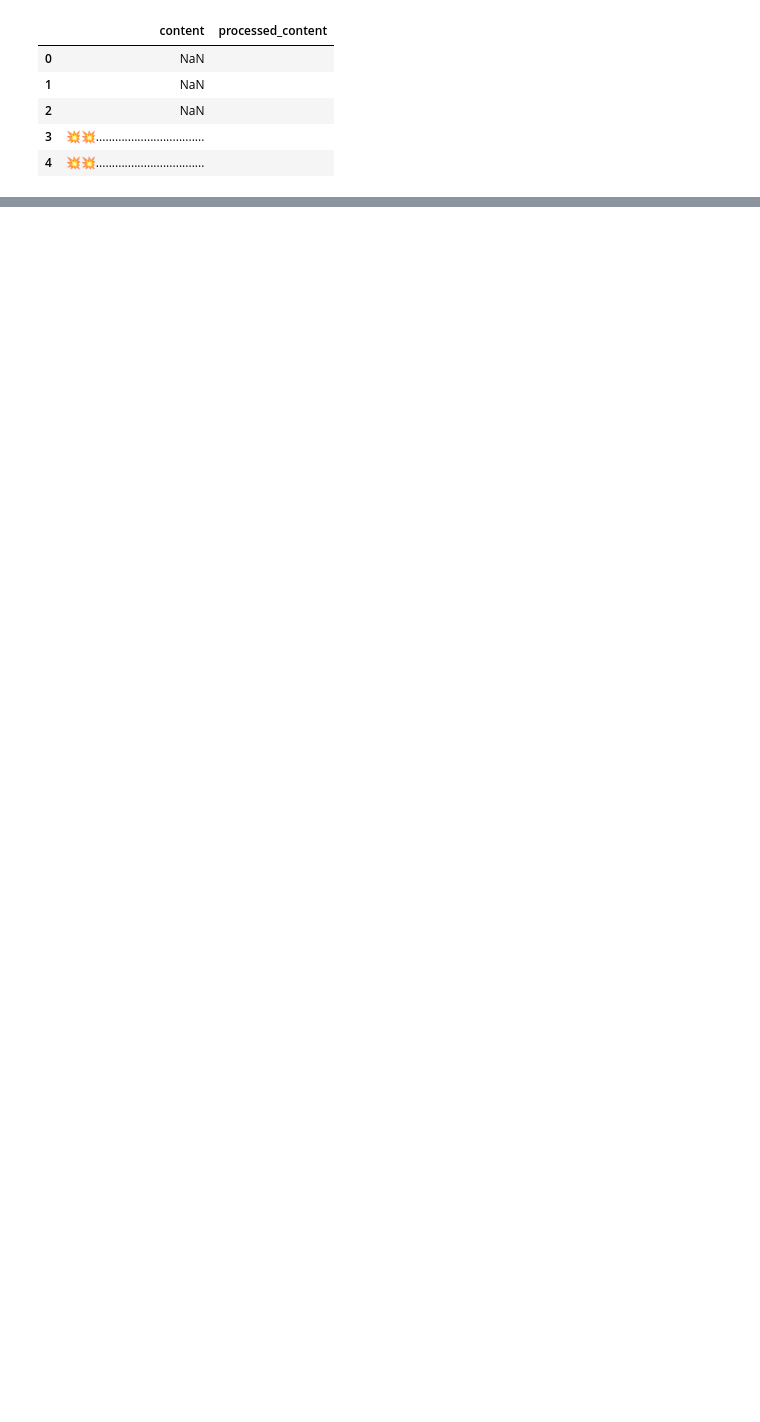
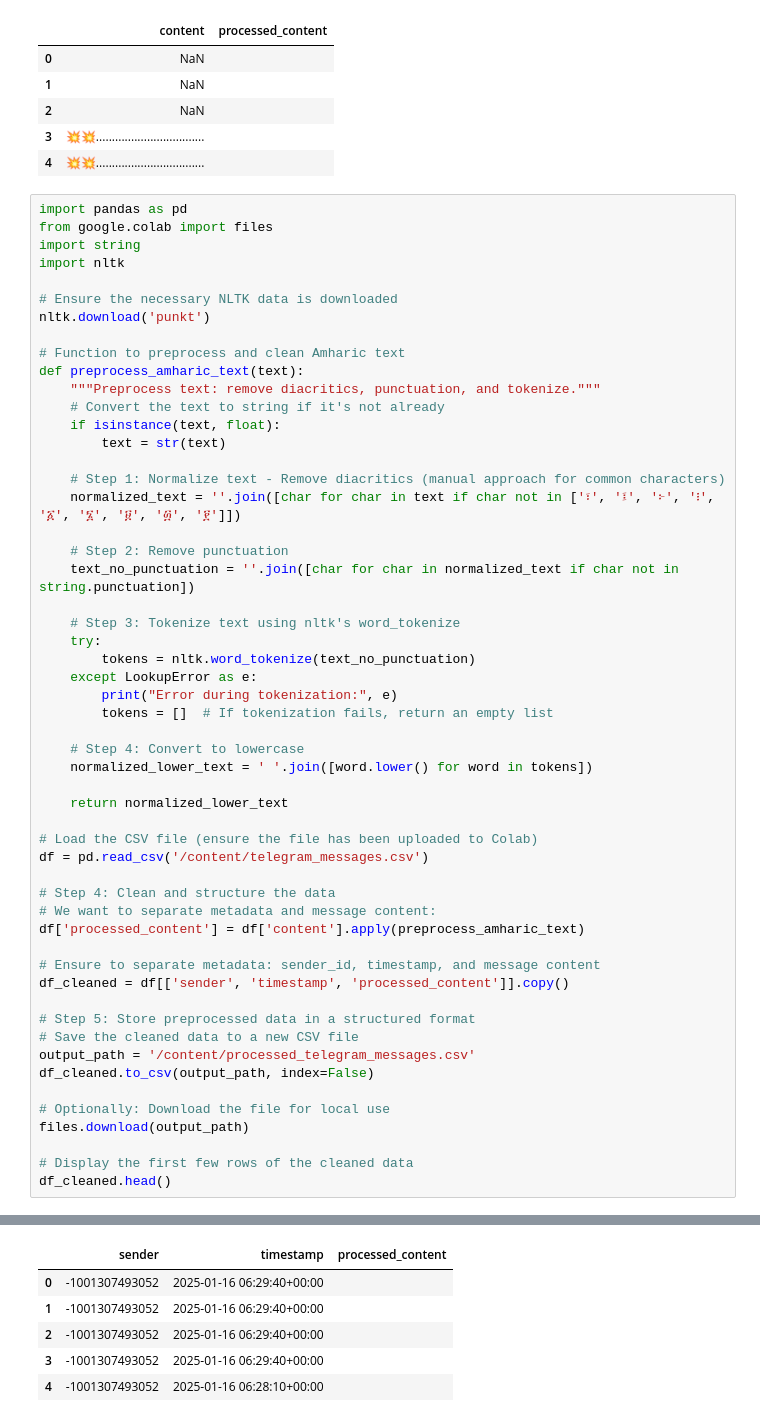
Before and after one commit to hasankere/Week5_Challenge_project, a Jupyter notebook: ethiomart.ipynb, the cells around one changed output, grey strips where cells are left out. Cells and saved outputs as stored; diff of their text form; blank space fills up the shorter version.

```diff
--- a/ethiomart.ipynb
+++ b/ethiomart.ipynb
@@ -191,3 +191,58 @@ Error during tokenization:
 | 2 | NaN |  |
 | 3 | 💥💥.................................. |  |
 | 4 | 💥💥.................................. |  |
+# %%
+import pandas as pd
+from google.colab import files
+import string
+import nltk
+
+# Ensure the necessary NLTK data is downloaded
+nltk.download('punkt')
+
+# Function to preprocess and clean Amharic text
+def preprocess_amharic_text(text):
+    """Preprocess text: remove diacritics, punctuation, and tokenize."""
+    # Convert the text to string if it's not already
+    if isinstance(text, float):
+        text = str(text)
+
+    # Step 1: Normalize text - Remove diacritics (manual approach for common characters)
+    normalized_text = ''.join([char for char in text if char not in ['፣', '፤', '፦', '፧', '፩', '፮', '፱', '፴', '፻']])
+
+    # Step 2: Remove punctuation
+    text_no_punctuation = ''.join([char for char in normalized_text if char not in string.punctuation])
+
+    # Step 3: Tokenize text using nltk's word_tokenize
+    try:
+        tokens = nltk.word_tokenize(text_no_punctuation)
+    except LookupError as e:
+        print("Error during tokenization:", e)
+        tokens = []  # If tokenization fails, return an empty list
+
+    # Step 4: Convert to lowercase
+    normalized_lower_text = ' '.join([word.lower() for word in tokens])
+
+    return normalized_lower_text
+
+# Load the CSV file (ensure the file has been uploaded to Colab)
+df = pd.read_csv('/content/telegram_messages.csv')
+
+# Step 4: Clean and structure the data
+# We want to separate metadata and message content:
+df['processed_content'] = df['content'].apply(preprocess_amharic_text)
+
+# Ensure to separate metadata: sender_id, timestamp, and message content
+df_cleaned = df[['sender', 'timestamp', 'processed_content']].copy()
+
+# Step 5: Store preprocessed data in a structured format
+# Save the cleaned data to a new CSV file
+output_path = '/content/processed_telegram_messages.csv'
+df_cleaned.to_csv(output_path, index=False)
+
+# Optionally: Download the file for local use
+files.download(output_path)
+
+# Display the first few rows of the cleaned data
+df_cleaned.head()
+# %% [output]
@@ -193,0 +270,6 @@ Error during tokenization:
+|  | sender | timestamp | processed_content |
+| 0 | -1001307493052 | 2025-01-16 06:29:40+00:00 |  |
+| 1 | -1001307493052 | 2025-01-16 06:29:40+00:00 |  |
+| 2 | -1001307493052 | 2025-01-16 06:29:40+00:00 |  |
+| 3 | -1001307493052 | 2025-01-16 06:29:40+00:00 |  |
+| 4 | -1001307493052 | 2025-01-16 06:28:10+00:00 |  |
```
Also changed, not shown: parts of 2 cells of this notebook.
